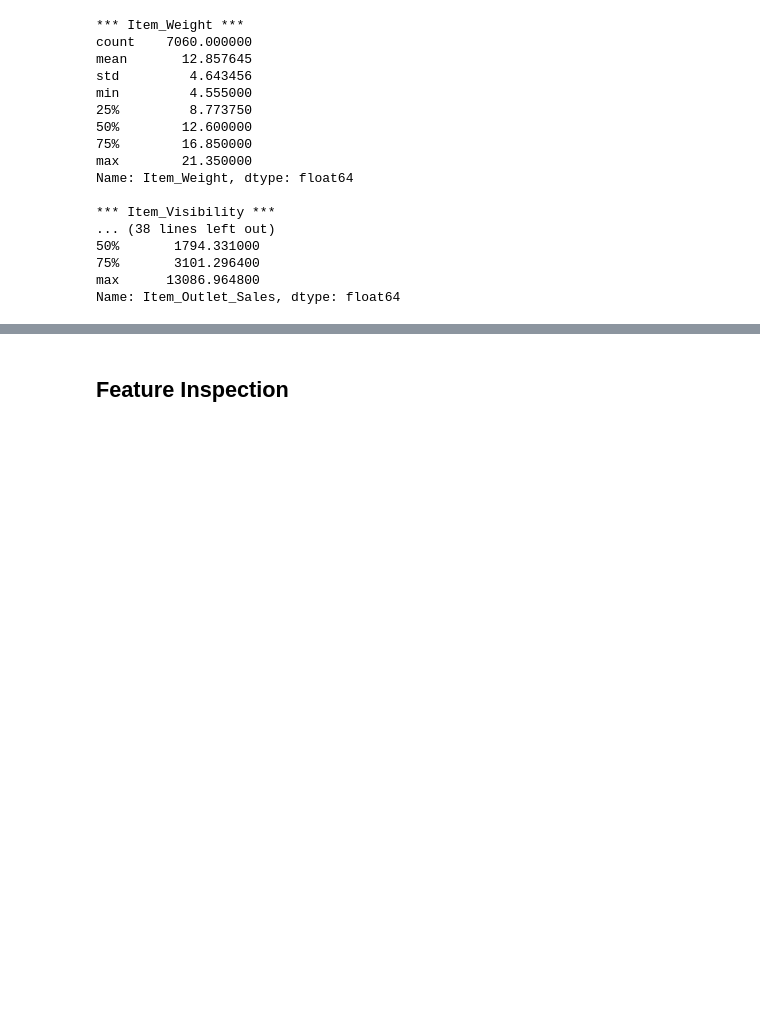
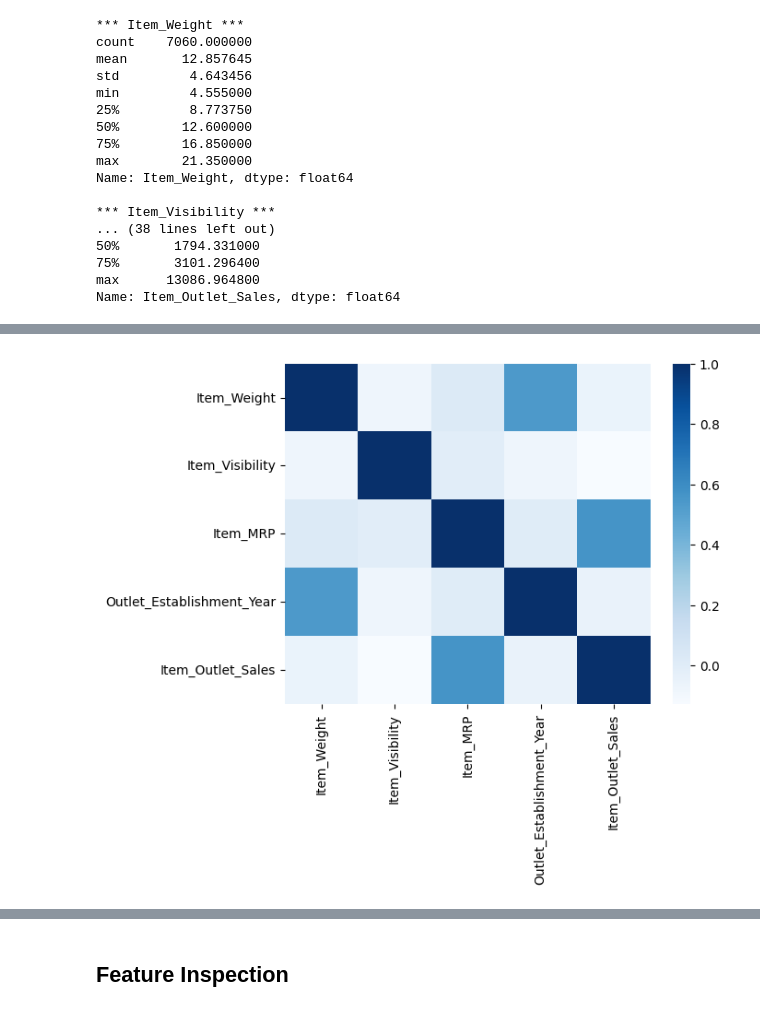
Before and after one commit to YoungVoid/Prediction-of-Product-Sales, a Jupyter notebook: Prediction_of_Product_Sales.ipynb, the cells around one changed output, grey strips where cells are left out. Saved outputs shown, nothing was run; the diff lists cells and outputs as text; code cells hidden in the pictures; blank space fills up the shorter version.

```diff
--- a/Prediction_of_Product_Sales.ipynb
+++ b/Prediction_of_Product_Sales.ipynb
@@ -356,0 +377,4 @@ Name: Item_Outlet_Sales, dtype: float64
+# %%
+# Heatmap to check for correlations
+corr = df_sales_predictions.corr(numeric_only=True)
+corr.round(2)
@@ -356,0 +388,4 @@ Name: Item_Outlet_Sales, dtype: float64
+# %%
+sns.heatmap(data=corr, cmap='Blues');
+# %% [output]
+[figure, added]
```
Also changed, not shown: parts of 13 cells of this notebook.
